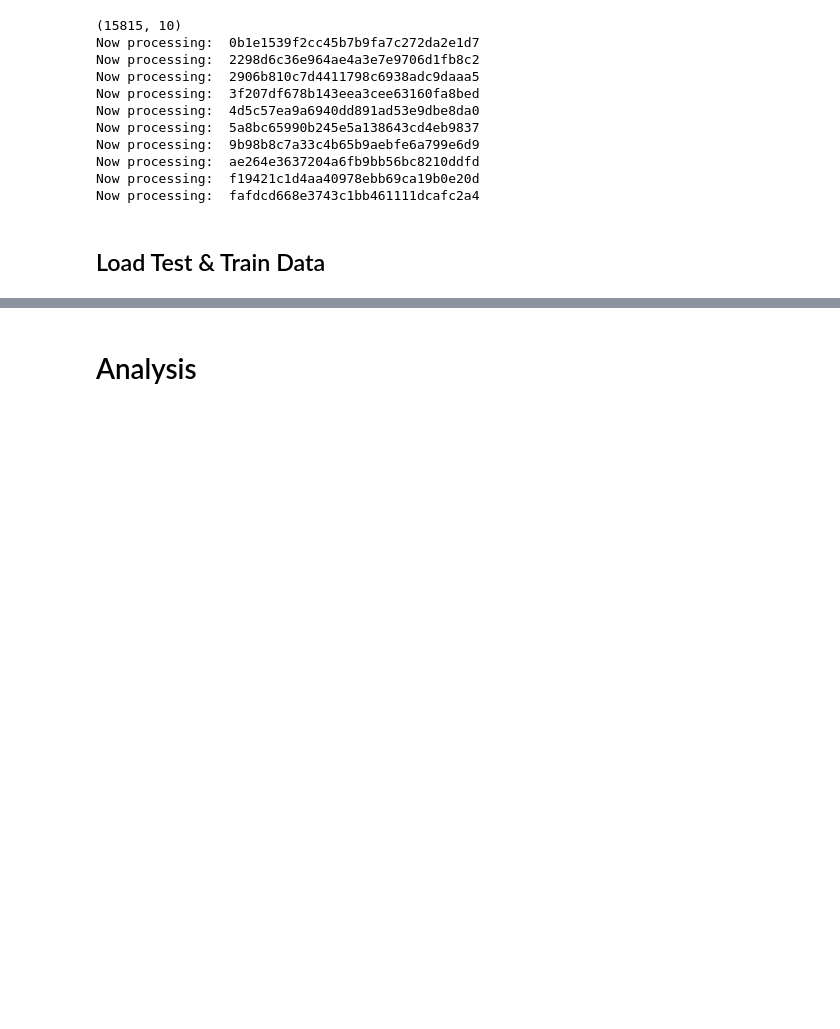
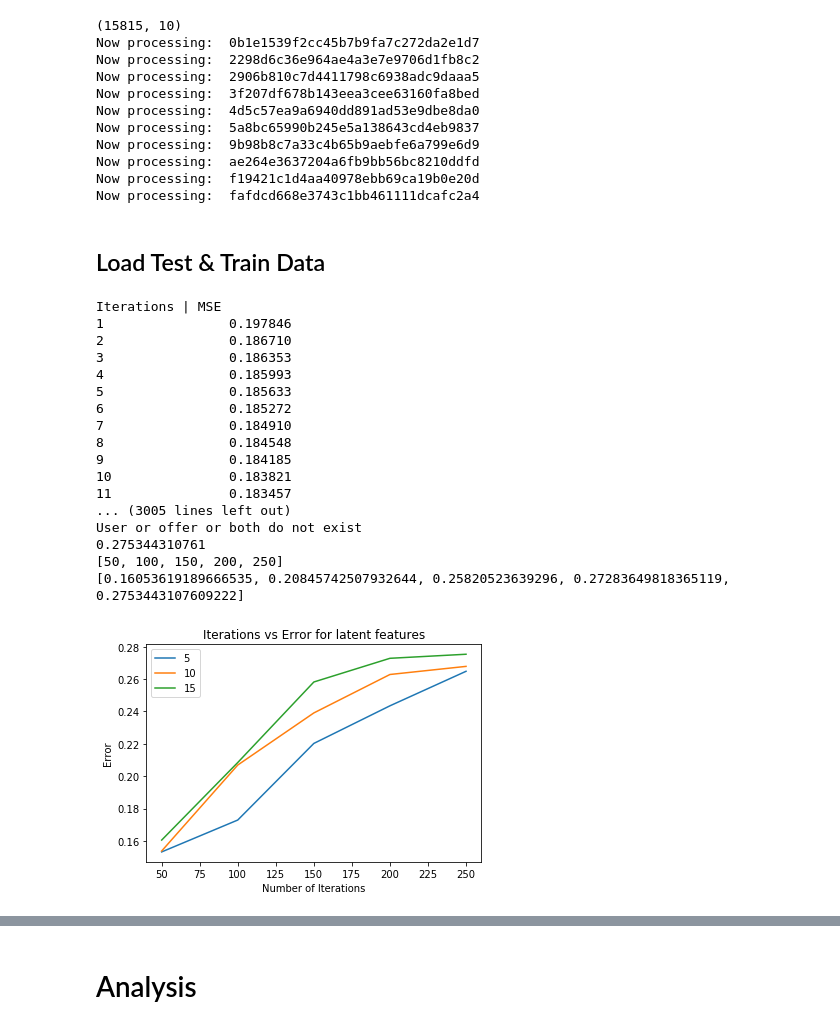
Before and after one commit to milan1010/Udacity-Starbucks-Capstone, a Jupyter notebook: Starbucks_Capstone_notebook.ipynb, the cells around one changed output, grey strips where cells are left out. Drawn from its saved outputs; the diff is of its cells as text; code cells hidden in the pictures; blank space fills up the shorter version.

```diff
--- a/Starbucks_Capstone_notebook.ipynb
+++ b/Starbucks_Capstone_notebook.ipynb
@@ -618,6 +618,13 @@ def validation(test_matrix, user_latent_mat, offer_latent_mat):
     return mse_total / num_nonzero
 # %%
 def validationplot(j,k):
+    '''
+    Plots number of iterations vs error for different number of latent features
+
+    INPUT:
+    j - number of iterations/50
+    k - number of latent features/5
+    '''
     a = []
     for m in range(k):
         b = [50*(i+1) for i in range(j)]
@@ -636,6 +643,27 @@ def validationplot(j,k):
     plt.xlabel('Number of Iterations')
     plt.ylabel('Error')
     plt.title('Iterations vs Error for latent features');
+# %%
+validationplot(5,3)
+# %% [output]
+Iterations | MSE
+1                0.197846
+2                0.186710
+3                0.186353
+4                0.185993
+5                0.185633
+6                0.185272
+7                0.184910
+8                0.184548
+9                0.184185
+10               0.183821
+11               0.183457
+... (3005 lines left out)
+User or offer or both do not exist
+0.275344310761
+[50, 100, 150, 200, 250]
+[0.16053619189666535, 0.20845742507932644, 0.25820523639296, 0.27283649818365119, 0.2753443107609222]
+[figure, added]
 # %%
 validationplot(5,3)
 # %% [output]
```
Also changed, not shown: parts of 7 cells of this notebook.
